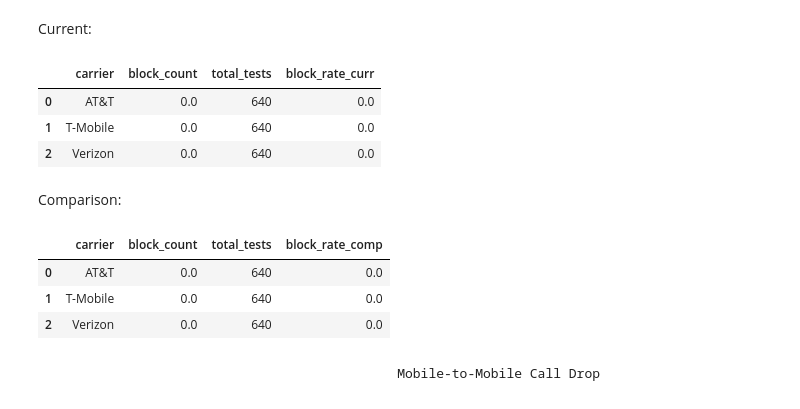
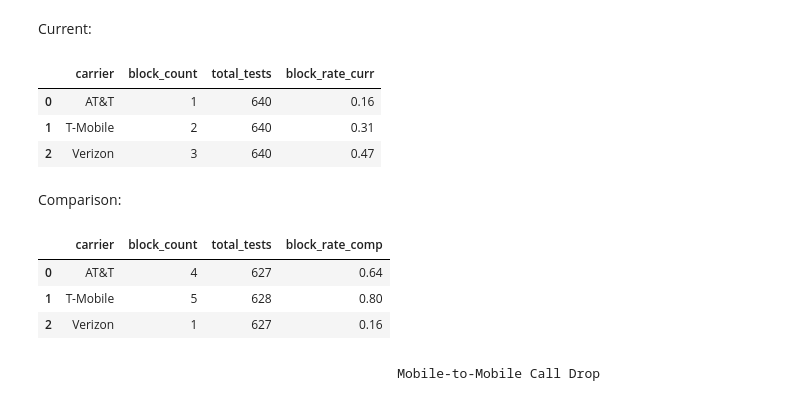
Before and after one commit to ookla-jennymassari/dq_reporting_test.py, a Jupyter notebook: dq_reporting_notebook.ipynb, the cells around one changed output. Cells and saved outputs as stored; diff of their text form; code cells hidden in the pictures.

```diff
--- a/dq_reporting_notebook.ipynb
+++ b/dq_reporting_notebook.ipynb
@@ -802,7 +812,7 @@ compute the EOM table
                                 Mobile-to-Mobile Call Block
 # %%
 call_data_curr['blocked_call'] = 0
-mask =(call_data_curr['flag_access_success'] == "FALSE")
+mask =(call_data_curr['flag_access_success'] == False)
 call_data_curr.loc[mask, 'blocked_call'] = 1
 
 filtered_call_block_curr = (
@@ -810,7 +820,7 @@ filtered_call_block_curr = (
 )
 
 call_data_comp['blocked_call'] = 0
-mask =(call_data_comp['flag_access_success'] == "FALSE")
+mask =(call_data_comp['flag_access_success'] == False)
 call_data_comp.loc[mask, 'blocked_call'] = 1
 
 filtered_call_block_comp = (
@@ -921,44 +931,44 @@ blk_6 = (
 
 block_all_curr = pd.merge(blk_5, blk_6, on=['carrier'], how='right').fillna(0)
 
-block_all_curr['block_rate_curr'] = round((block_curr['block_count'] / block_curr['total_tests']) * 100, 2)
+block_all_curr['block_rate_curr'] = round((block_all_curr['block_count'] / block_all_curr['total_tests']) * 100, 2)
 # Reorder the columns
 block_all_curr = block_all_curr[['carrier', 'block_count', 'total_tests', 'block_rate_curr']]
 block_all_curr.head()
 # %% [output]
 |  | carrier | block_count | total_tests | block_rate_curr |
-| 0 | AT&T | 0.0 | 640 | 0.0 |
-| 1 | T-Mobile | 0.0 | 640 | 0.0 |
-| 2 | Verizon | 0.0 | 640 | 0.0 |
+| 0 | AT&T | 1 | 640 | 0.16 |
+| 1 | T-Mobile | 2 | 640 | 0.31 |
+| 2 | Verizon | 3 | 640 | 0.47 |
 # %% [markdown]
 Comparison:
 # %%
 blk_7 = (
     call_data_comp[filtered_call_block_comp]
     .groupby('carrier', dropna=False)
     .size()
     .reset_index(name='block_count')
 )
 
 blk_8 = (
     call_data_comp
     .groupby('carrier', dropna=False)
     .size()
     .reset_index(name='total_tests')
 )
 
-block_all_comp = pd.merge(blk_5, blk_6, on=['carrier'], how='right').fillna(0)
+block_all_comp = pd.merge(blk_7, blk_8, on=['carrier'], how='right').fillna(0)
 
-block_all_comp['block_rate_comp'] = round((block_comp['block_count'] / block_comp['total_tests']) * 100, 2)
+block_all_comp['block_rate_comp'] = round((block_all_comp['block_count'] / block_all_comp['total_tests']) * 100, 2)
 # Reorder the columns
 block_all_comp = block_all_comp[['carrier', 'block_count', 'total_tests', 'block_rate_comp']]
 
 block_all_comp.head()
 # %% [output]
 |  | carrier | block_count | total_tests | block_rate_comp |
-| 0 | AT&T | 0.0 | 640 | 0.0 |
-| 1 | T-Mobile | 0.0 | 640 | 0.0 |
-| 2 | Verizon | 0.0 | 640 | 0.0 |
+| 0 | AT&T | 4 | 627 | 0.64 |
+| 1 | T-Mobile | 5 | 628 | 0.80 |
+| 2 | Verizon | 1 | 627 | 0.16 |
 # %% [markdown]
                                                 Mobile-to-Mobile Call Drop
 # %%
```
Also changed, not shown: parts of 21 cells of this notebook.
